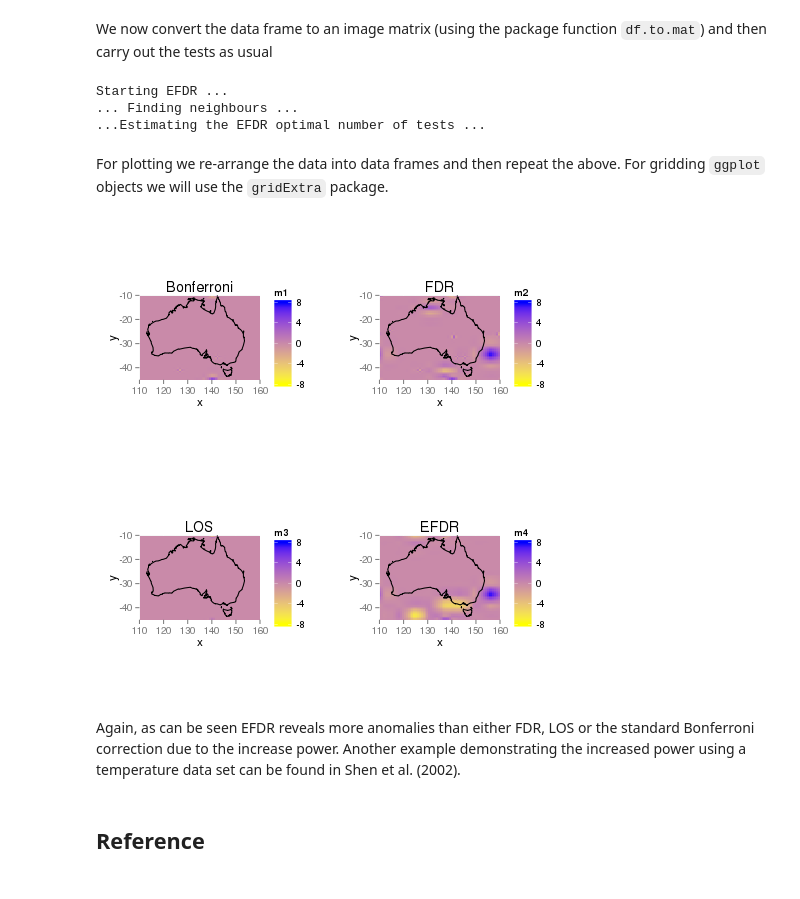
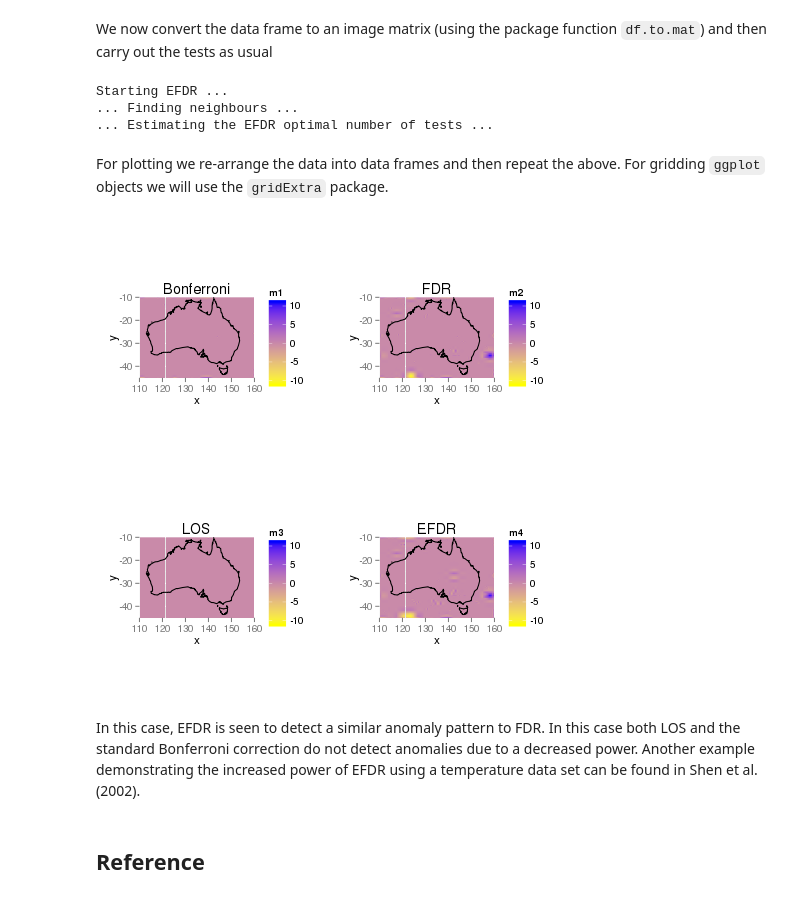
Before and after one commit to andrewzm/EFDR, a Jupyter notebook: ipython/EFDR.ipynb, the cells around one changed output. Cells and saved outputs as stored; diff of their text form; code cells hidden in the pictures.

```diff
--- a/ipython/EFDR.ipynb
+++ b/ipython/EFDR.ipynb
@@ -142,11 +142,11 @@ In order to put this data frame into an image or matrix format, we can use `EFDR
 # %%
 idp = 0.5
-n1 = 64
+n1 = 128
 
 airs.interp1 <- airs.raw %>%
   subset(day %in% 1:3) %>%
   select(-day) %>%
-  regrid(n1=n,idp= idp,nmax = nmax) # idp is the inverse distance power and max is the number of neighbours to consider
+  regrid(n1=n1,idp= idp,nmax = nmax) # idp is the inverse distance power and max is the number of neighbours to consider
 
 ggplot() +
     geom_tile(data=airs.interp1,aes(x=x,y=y,fill=z)) +
@@ -162,7 +162,7 @@ We are interested in changes in CO2 levels. Below we produce an image of varying
 airs.interp2 <- airs.raw %>%
   subset(day %in% 14:16) %>%
   select(-day) %>%
-  regrid(n1=n,idp= idp,nmax = nmax) # idp is the inverse distance power and max is the number of neighbours to consider
+  regrid(n1=n1,idp= idp,nmax = nmax) # idp is the inverse distance power and max is the number of neighbours to consider
 
 airs.interp <- airs.interp2 %>%
   mutate(z = airs.interp1$z - airs.interp2$z)
@@ -189,47 +189,47 @@ m4 <- test.efdr(Z, wf="la8",J=J, alpha = alpha, n.hyp = n.hyp, b=b,iteration=ite
 # %% [output]
 Starting EFDR ...
 ... Finding neighbours ...
-...Estimating the EFDR optimal number of tests ...
+... Estimating the EFDR optimal number of tests ...
 # %% [markdown]
 For plotting we re-arrange the data into data frames and then repeat the above. For gridding `ggplot` objects we will use the `gridExtra` package.
 # %%
 library(gridExtra)
 
 airs.interp <- airs.interp %>%
                   mutate(m1 = c(m1$Z),
                          m2 = c(m2$Z),
                          m3 = c(m3$Z),
                          m4 = c(m4$Z))
 
     g1 <- ggplot() +
     geom_tile(data=airs.interp,aes(x=x,y=y,fill=m1)) +
     geom_path(data=Australia,aes(x=long,y=lat,group=group)) +
-    scale_fill_gradient(low="yellow",high="blue",limits = c(-8,8)) +
+    scale_fill_gradient(low="yellow",high="blue",limits = c(-11,11)) +
     coord_fixed(xlim = c(110,160), ylim=c(-45,-10)) + ggtitle("Bonferroni")
 
 g2 <- ggplot() +
     geom_tile(data=airs.interp,aes(x=x,y=y,fill=m2)) +
     geom_path(data=Australia,aes(x=long,y=lat,group=group)) +
-    scale_fill_gradient(low="yellow",high="blue",limits = c(-8,8)) +
+    scale_fill_gradient(low="yellow",high="blue",limits = c(-11,11)) +
     coord_fixed(xlim = c(110,160), ylim=c(-45,-10)) + ggtitle("FDR")
 
 g3 <- ggplot() +
     geom_tile(data=airs.interp,aes(x=x,y=y,fill=m3)) +
     geom_path(data=Australia,aes(x=long,y=lat,group=group)) +
-    scale_fill_gradient(low="yellow",high="blue",limits = c(-8,8)) +
+    scale_fill_gradient(low="yellow",high="blue",limits = c(-11,11)) +
     coord_fixed(xlim = c(110,160), ylim=c(-45,-10)) + ggtitle("LOS")
 
 g4 <- ggplot() +
     geom_tile(data=airs.interp,aes(x=x,y=y,fill=m4)) +
     geom_path(data=Australia,aes(x=long,y=lat,group=group)) +
-    scale_fill_gradient(low="yellow",high="blue",limits = c(-8,8)) +
+    scale_fill_gradient(low="yellow",high="blue",limits = c(-11,11)) +
     coord_fixed(xlim = c(110,160), ylim=c(-45,-10)) + ggtitle("EFDR")
 
-grid.arrange(g1, g2, g3, g4, ncol=2)
+gridExtra::grid.arrange(g1, g2, g3, g4, ncol=2)
 # %% [output]
-[figure, old version]
+[figure, new version]
 # %% [markdown]
-Again, as can be seen EFDR reveals more anomalies than either FDR, LOS or the standard Bonferroni correction due to the increase power. Another example demonstrating the increased power using a temperature data set can be found in Shen et al. (2002).
+In this case, EFDR is seen to detect a similar anomaly pattern to FDR. In this case both LOS and the standard Bonferroni correction do not detect anomalies due to a decreased power. Another example demonstrating the increased power of EFDR using a temperature data set can be found in Shen et al. (2002).
 # %% [markdown]
 ## Reference
 # %% [markdown]
```
Also changed, not shown: parts of 7 cells of this notebook, 2 other files.
